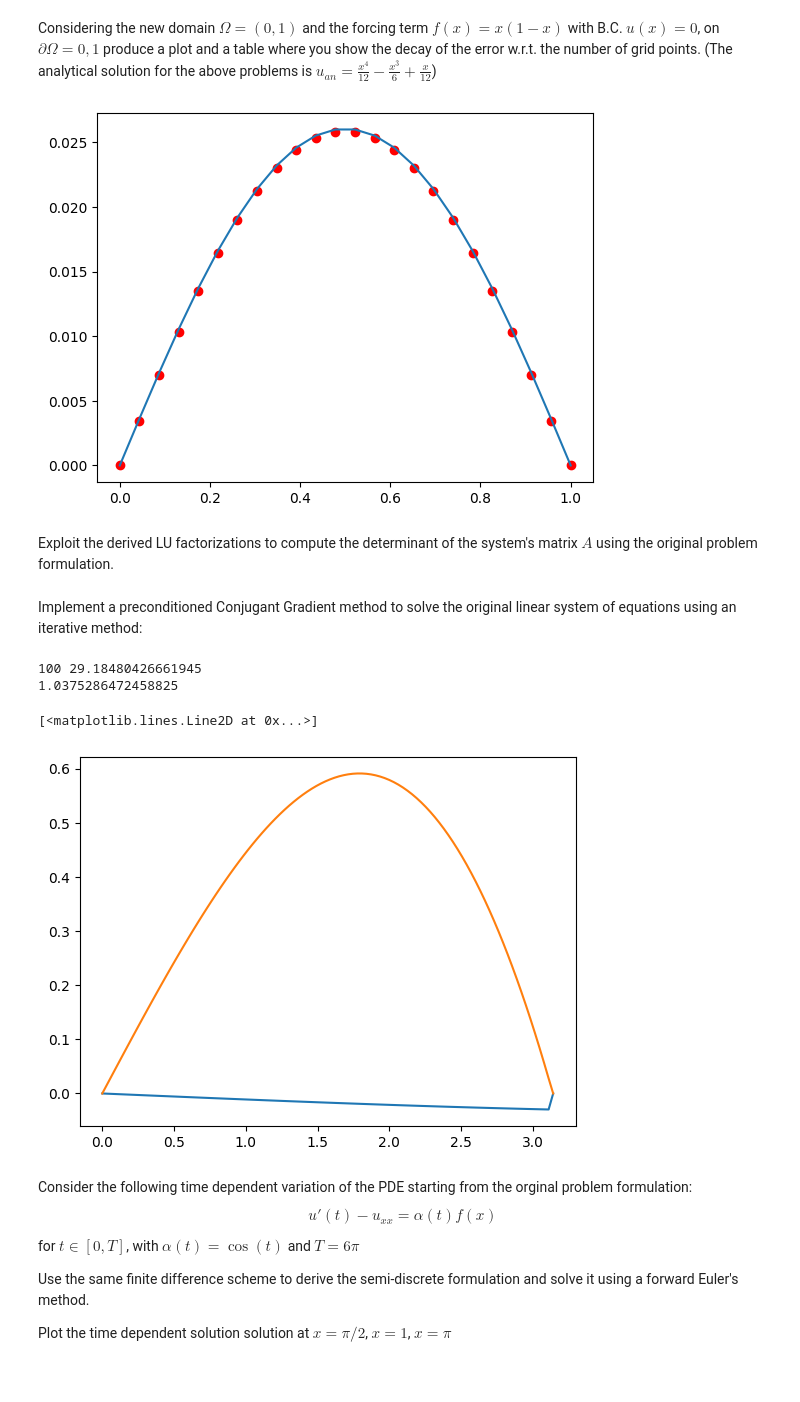
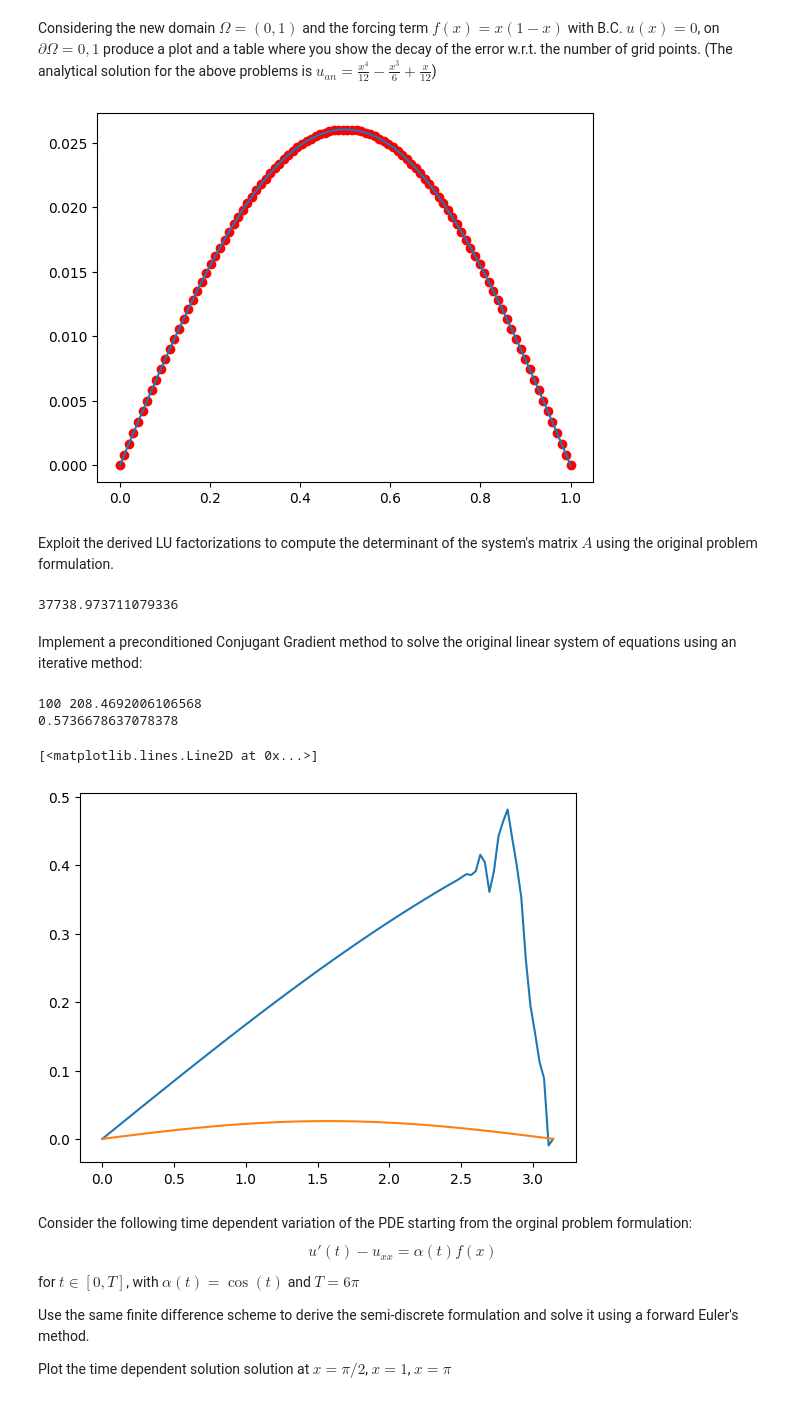
Before and after one commit to GiacomoDiFa/Progetto-MN, a Jupyter notebook: Copia_di_FinalProject_2022_2023.ipynb, the cells around one changed output. Saved outputs shown, nothing was run; the diff lists cells and outputs as text; code cells hidden in the pictures.

```diff
--- a/Copia_di_FinalProject_2022_2023.ipynb
+++ b/Copia_di_FinalProject_2022_2023.ipynb
@@ -149,7 +149,7 @@ Considering the new domain $\Omega = (0,1)$ and the forcing term $f(x) = x(1-x)$
 (The analytical solution for the above problems is $u_{an} = \frac{x^4}{12} - \frac{x^3}{6} + \frac{x}{12}$)
 # %%
 omega_new = [0,1]
-n_new=24
+n_new=100
 x_new = np.linspace(0,1,n_new)
 f_new = lambda x_new : x_new*(1-x_new)
 bc_new = [0,0]
@@ -166,56 +166,58 @@ _ = plot(x_new,u_ex)
 
 #qua oltre al plot mi sembra di capire che bisogna fare una tabella in cui mostrare come diminuisce l'errore all'aumentare dei punti
 # %% [output]
-[figure, old version]
+[figure, new version]
 # %% [markdown]
 Exploit the derived LU factorizations to compute the determinant of the system's matrix $A$ using the original problem formulation.
 # %%
 def condNumb(A):
-    pass #TODO
+    condNu = np.linalg.cond(A)
     return condNu
+condNumb(A)
+# %% [output]
+37738.973711079336
 # %% [markdown]
 Implement a preconditioned Conjugant Gradient method to solve the original linear system of equations using an iterative method:
 # %%
 def conjugate_gradient(A, b, P, nmax=len(A), eps=1e-10):
   N=len(A)
   x = np.zeros_like(b)
   tol = eps + 1
   it = 0
   r = b - np.dot(A,x)
   rho_old = 1.
   p_old = np.zeros_like(b)
   while (it < nmax and tol > eps):
     it += 1
     z = np.linalg.solve(P,r)
     rho = np.dot(r,z)
     if (it > 1):
       beta = rho/rho_old
       p = z + beta*p_old
     else:
       p = z
-      q = np.dot(A,p)
-      alpha = rho/(np.dot(p,q))
-      x += p*alpha
-      r -= q*alpha
-      p_old = p
-      rho_old = rho
-      tol = np.linalg.norm(r,2)
-
+    q = np.dot(A,p)
+    alpha = rho/(np.dot(p,q))
+    x += p*alpha
+    r -= q*alpha
+    p_old = p
+    rho_old = rho
+    tol = np.linalg.norm(r,2)
   print(it, tol)
   return x
 
 sol_conjugate_gradient = conjugate_gradient(A, b, np.identity(len(A)))
-print(np.linalg.norm(sol_conjugate_gradient - u)/np.linalg.norm(u))
+print(np.linalg.norm(sol_conjugate_gradient - u_ex)/np.linalg.norm(u))
 #non so se torna, ho copiato i codici paro paro
 #forse non torna perchè la matrice fa cagare?
 x_newnew = np.linspace(0,np.pi,n)
 plot(x_newnew,sol_conjugate_gradient)
-plot(x_newnew,u)
+plot(x_newnew,u_ex)
 # %% [output]
-100 29.18480426661945
-1.0375286472458825
+100 208.4692006106568
+0.5736678637078378
 [<matplotlib.lines.Line2D at 0x...>]
-[figure, old version]
+[figure, new version]
 # %% [markdown]
 Consider the following time dependent variation of the PDE starting from the orginal problem formulation:
 $$
```
